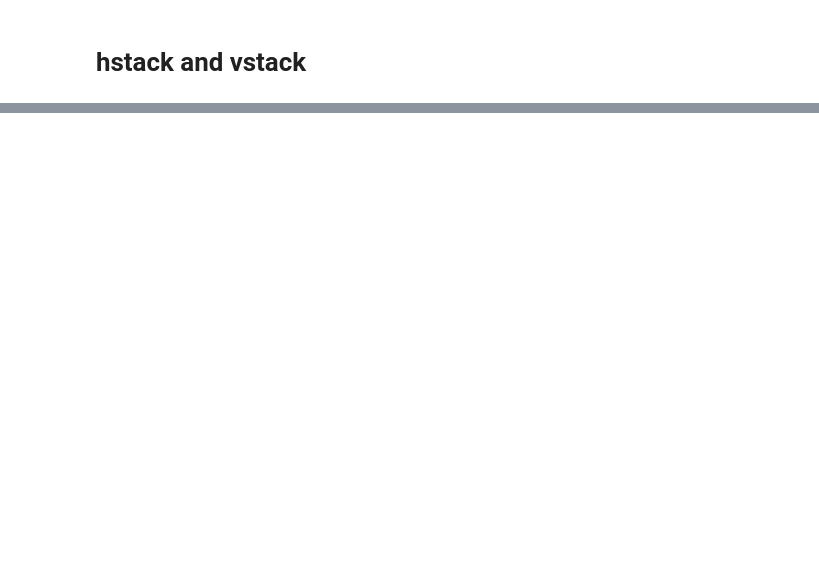
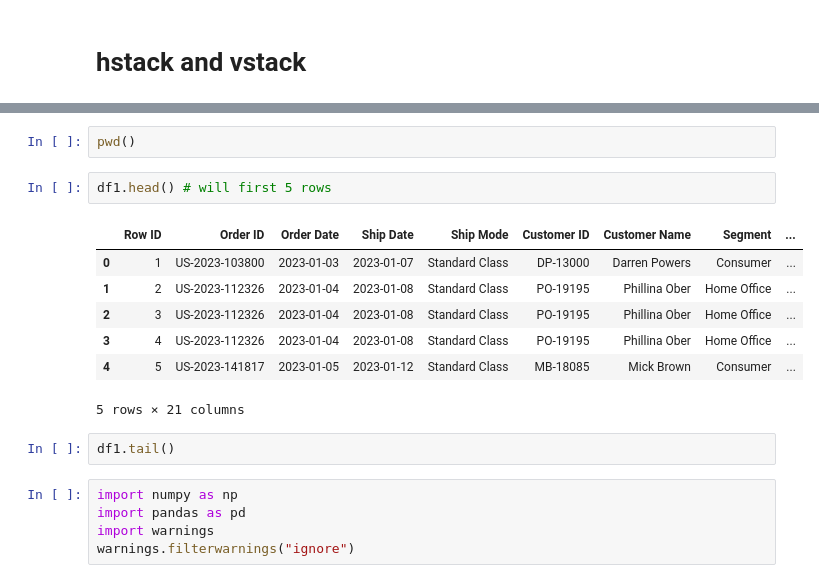
Before and after one commit to Priya3323/Python_Practice, a Jupyter notebook: T385_Python_practice.ipynb, the cells around one changed output, grey strips where cells are left out. Cells and saved outputs as stored; diff of their text form; blank space fills up the shorter version.

Commit message:
Pandas and stat

```diff
--- a/T385_Python_practice.ipynb
+++ b/T385_Python_practice.ipynb
@@ -1990,0 +1999,19 @@ array([[ 1,  2,  3],
+# %%
+pwd()
+# %%
+df1.head() # will first 5 rows
+# %% [output]
+|  | Row ID | Order ID | Order Date | Ship Date | Ship Mode | Customer ID | Customer Name | Segment | ... |
+| 0 | 1 | US-2023-103800 | 2023-01-03 | 2023-01-07 | Standard Class | DP-13000 | Darren Powers | Consumer | ... |
+| 1 | 2 | US-2023-112326 | 2023-01-04 | 2023-01-08 | Standard Class | PO-19195 | Phillina Ober | Home Office | ... |
+| 2 | 3 | US-2023-112326 | 2023-01-04 | 2023-01-08 | Standard Class | PO-19195 | Phillina Ober | Home Office | ... |
+| 3 | 4 | US-2023-112326 | 2023-01-04 | 2023-01-08 | Standard Class | PO-19195 | Phillina Ober | Home Office | ... |
+| 4 | 5 | US-2023-141817 | 2023-01-05 | 2023-01-12 | Standard Class | MB-18085 | Mick Brown | Consumer | ... |
+5 rows × 21 columns
+# %%
+df1.tail()
+# %%
+import numpy as np
+import pandas as pd
+import warnings
+warnings.filterwarnings("ignore")
```
Also changed, not shown: parts of 69 cells of this notebook.
